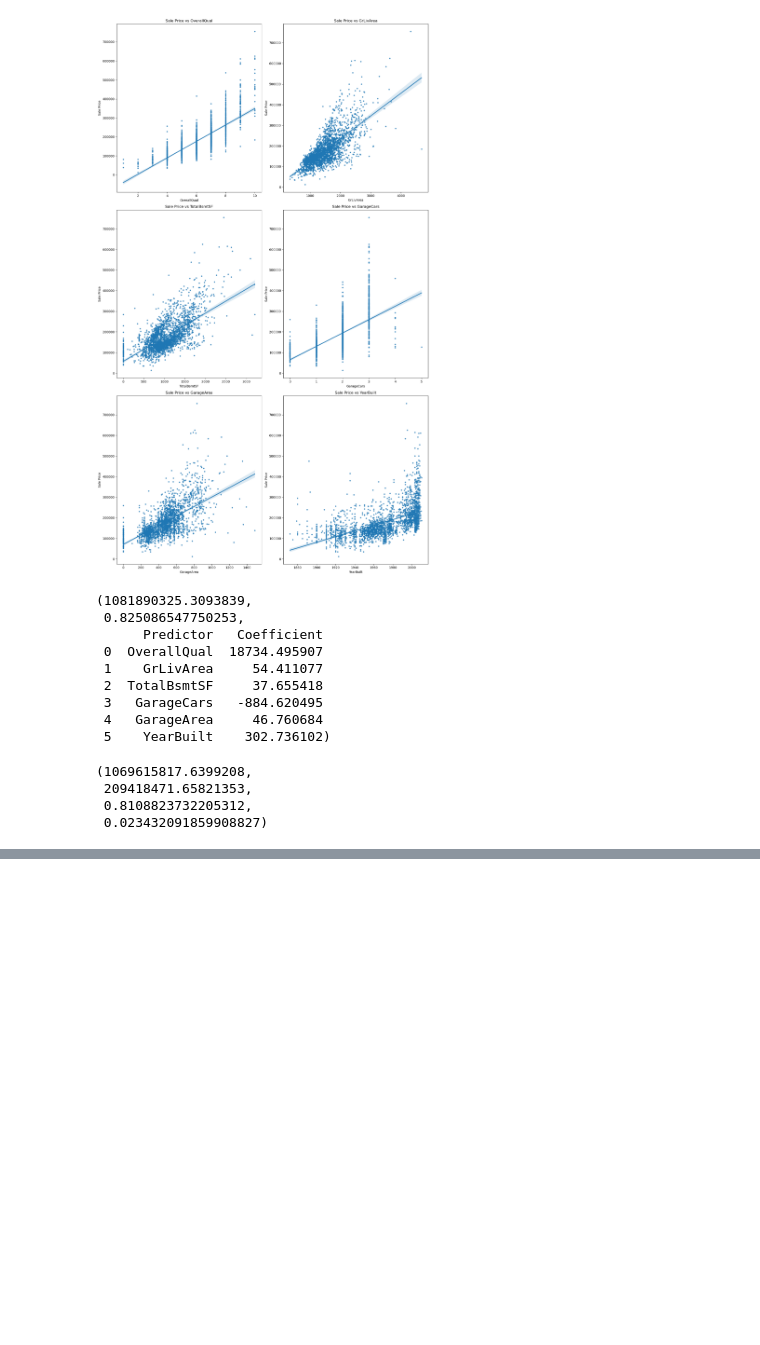
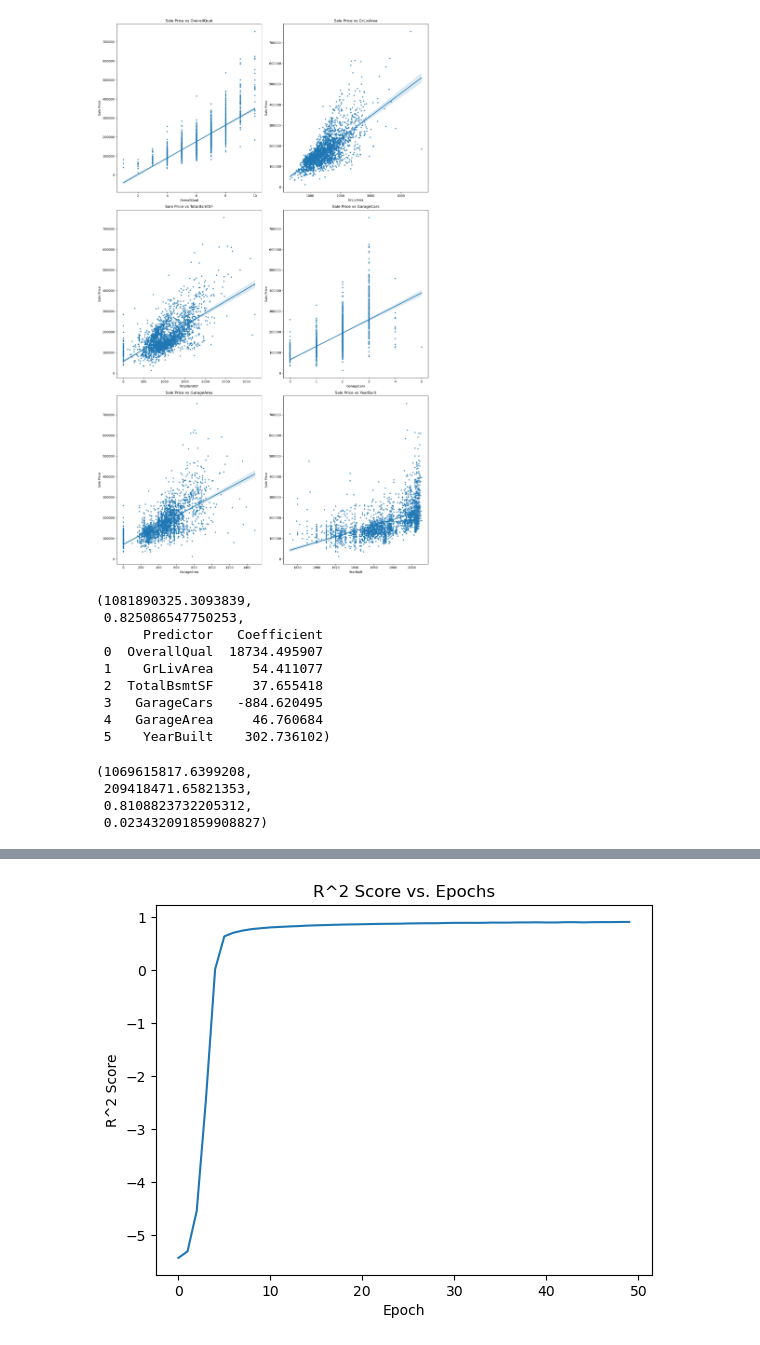
Before and after one commit to jackparsons93/Ames_Housing_ML, a Jupyter notebook: Ames.ipynb, the cells around one changed output, grey strips where cells are left out. Saved outputs shown, nothing was run; the diff lists cells and outputs as text; code cells hidden in the pictures; blank space fills up the shorter version.

Commit message:
added tensorflow and stepwise selection

```diff
--- a/Ames.ipynb
+++ b/Ames.ipynb
@@ -156,0 +378,76 @@ std_r2 = np.std(r2_scores)
+# %%
+# Load the dataset
+data = pd.read_csv('Ames_HousePrice.csv')
+
+# Print the column names to check their existence
+print(data.columns)
+
+# Separate features and target
+X = data.drop(['SalePrice'], axis=1)
+y = data['SalePrice']
+
+# Remove columns if they exist
+drop_cols = ['Unnamed: 0', 'PID']
+X = X.loc[:, ~X.columns.isin(drop_cols)]
+
+# Identify categorical and numerical columns
+categorical_cols = X.select_dtypes(include=['object']).columns
+numerical_cols = X.select_dtypes(exclude=['object']).columns
+
+# Create preprocessing pipelines for both numeric and categorical data
+numerical_transformer = Pipeline(steps=[
+    ('imputer', SimpleImputer(strategy='median')),
+    ('scaler', StandardScaler())
+])
+
+categorical_transformer = Pipeline(steps=[
+    ('imputer', SimpleImputer(strategy='most_frequent')),
+    ('onehot', OneHotEncoder(handle_unknown='ignore'))
+])
+
+# Bundle preprocessing for numerical and categorical data
+preprocessor = ColumnTransformer(
+    transformers=[
+        ('num', numerical_transformer, numerical_cols),
+        ('cat', categorical_transformer, categorical_cols)
+    ])
+
+# Preprocess the data
+X_preprocessed = preprocessor.fit_transform(X)
+
+# Convert the preprocessed data to a dense format
+X_preprocessed = X_preprocessed.toarray()
+
+# Split the data into training and testing sets
+X_train, X_test, y_train, y_test = train_test_split(X_preprocessed, y, test_size=0.2, random_state=42)
+
+# Build the neural network model
+model = Sequential([
+    Dense(128, activation='relu', input_shape=(X_train.shape[1],)),
+    Dense(64, activation='relu'),
+    Dense(32, activation='relu'),
+    Dense(1)  # Output layer for regression
+])
+
+# Compile the model
+model.compile(optimizer='adam', loss='mse', metrics=['mae'])
+
+# Custom callback to calculate R^2 score
+class R2Callback(tf.keras.callbacks.Callback):
+    def on_epoch_end(self, epoch, logs=None):
+        y_pred = self.model.predict(X_test)
+        r2 = r2_score(y_test, y_pred)
+        r2_history.append(r2)
+
+r2_history = []
+
+# Train the model with the custom callback
+history = model.fit(X_train, y_train, validation_split=0.2, epochs=50, batch_size=32, callbacks=[R2Callback()])
+
+# Plot the R^2 scores over the epochs
+plt.plot(r2_history)
+plt.xlabel('Epoch')
+plt.ylabel('R^2 Score')
+plt.title('R^2 Score vs. Epochs')
+plt.show()
+# %% [output]
@@ -156,0 +471 @@ std_r2 = np.std(r2_scores)
+[figure, added]
```
Also changed, not shown: parts of 12 cells of this notebook.
